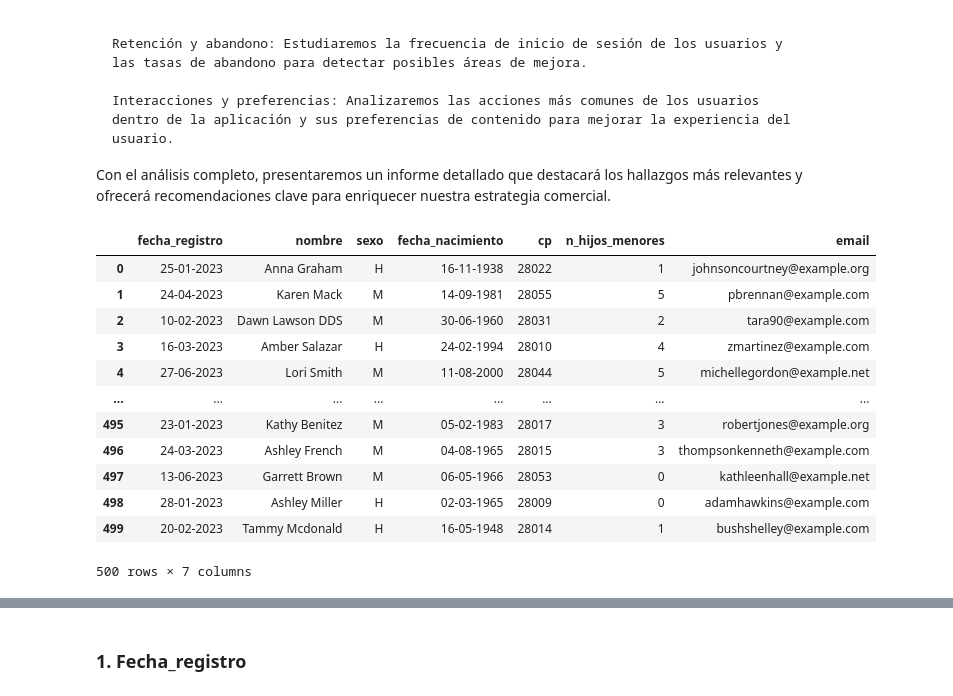
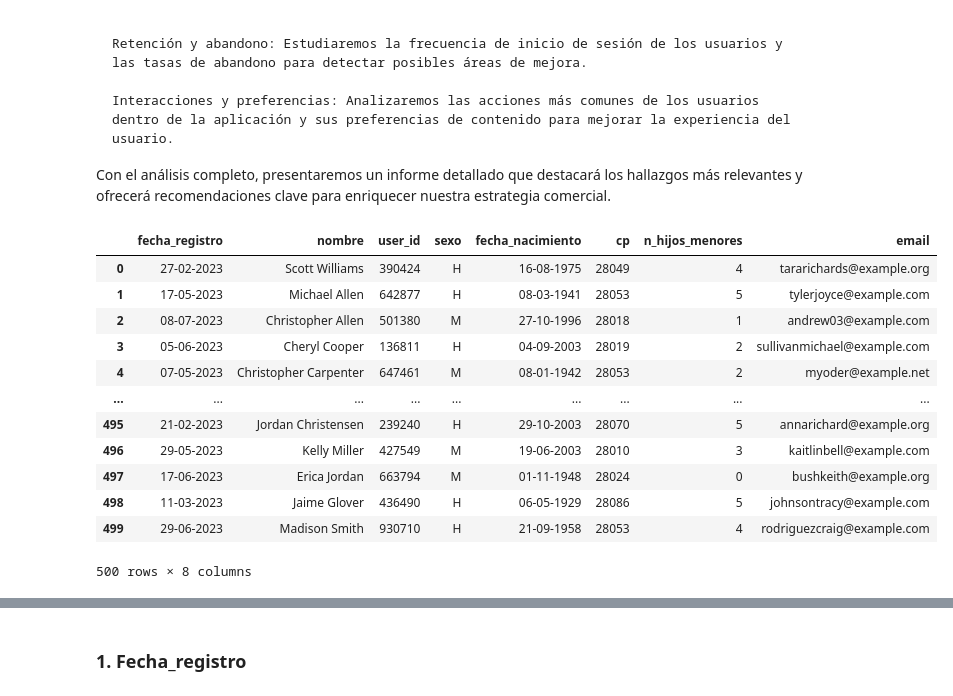
Before and after one commit to AlexCapis/HEATY---Aplicacion-Web-para-Olas-de-Calor, a Jupyter notebook: AlexEDA.ipynb, the cells around one changed output, grey strips where cells are left out. Cells and saved outputs as stored; diff of their text form; code cells hidden in the pictures.

```diff
--- a/AlexEDA.ipynb
+++ b/AlexEDA.ipynb
@@ -76,6 +76,7 @@ def generate_unique_database(num_rows):
     fake = Faker()
     database = set()
     email_set = set()
+    user_id_set = set()
 
     start_date = datetime(2023, 1, 1)
     end_date = datetime.now()
@@ -84,48 +85,54 @@ def generate_unique_database(num_rows):
         fecha = fake.date_of_birth(minimum_age=18, maximum_age=100).strftime("%d-%m-%Y")
         nombre = fake.name()
         cp = random.choice(VALID_POSTAL_CODES)
 
         n_hijos_menores = random.randint(0, 5)
         sexo = random.choice(["M", "H"])
 
         while True:
             email = fake.email()
             if email not in email_set:
                 email_set.add(email)
                 break
 
+        while True:
+            user_id = random.randint(100000, 999999)
+            if user_id not in user_id_set:
+                user_id_set.add(user_id)
+                break
+
         registration_date = fake.date_between(start_date=start_date, end_date=end_date).strftime("%d-%m-%Y")
 
-        row = (registration_date, nombre, sexo, fecha, cp, n_hijos_menores, email)
+        row = (registration_date, nombre, user_id, sexo, fecha, cp, n_hijos_menores, email)
         database.add(row)
 
     return list(database)
 
 # Example usage:
 num_rows = 500
 
 random_database = generate_unique_database(num_rows)
 
 # Convert the list of tuples to a DataFrame
-columns = ["fecha_registro", "nombre","sexo","fecha_nacimiento", "cp", "n_hijos_menores", "email"]
+columns = ["fecha_registro", "nombre", "user_id", "sexo", "fecha_nacimiento", "cp", "n_hijos_menores", "email"]
 df = pd.DataFrame(random_database, columns=columns)
 
 # Display the DataFrame
 df
 # %% [output]
-|  | fecha_registro | nombre | sexo | fecha_nacimiento | cp | n_hijos_menores | email |
-| 0 | 25-01-2023 | Anna Graham | H | 16-11-1938 | 28022 | 1 | johnsoncourtney@example.org |
-| 1 | 24-04-2023 | Karen Mack | M | 14-09-1981 | 28055 | 5 | pbrennan@example.com |
-| 2 | 10-02-2023 | Dawn Lawson DDS | M | 30-06-1960 | 28031 | 2 | tara90@example.com |
-| 3 | 16-03-2023 | Amber Salazar | H | 24-02-1994 | 28010 | 4 | zmartinez@example.com |
-| 4 | 27-06-2023 | Lori Smith | M | 11-08-2000 | 28044 | 5 | michellegordon@example.net |
-| ... | ... | ... | ... | ... | ... | ... | ... |
-| 495 | 23-01-2023 | Kathy Benitez | M | 05-02-1983 | 28017 | 3 | robertjones@example.org |
-| 496 | 24-03-2023 | Ashley French | M | 04-08-1965 | 28015 | 3 | thompsonkenneth@example.com |
-| 497 | 13-06-2023 | Garrett Brown | M | 06-05-1966 | 28053 | 0 | kathleenhall@example.net |
-| 498 | 28-01-2023 | Ashley Miller | H | 02-03-1965 | 28009 | 0 | adamhawkins@example.com |
-| 499 | 20-02-2023 | Tammy Mcdonald | H | 16-05-1948 | 28014 | 1 | bushshelley@example.com |
+|  | fecha_registro | nombre | user_id | sexo | fecha_nacimiento | cp | n_hijos_menores | email |
+| 0 | 27-02-2023 | Scott Williams | 390424 | H | 16-08-1975 | 28049 | 4 | tararichards@example.org |
+| 1 | 17-05-2023 | Michael Allen | 642877 | H | 08-03-1941 | 28053 | 5 | tylerjoyce@example.com |
+| 2 | 08-07-2023 | Christopher Allen | 501380 | M | 27-10-1996 | 28018 | 1 | andrew03@example.com |
+| 3 | 05-06-2023 | Cheryl Cooper | 136811 | H | 04-09-2003 | 28019 | 2 | sullivanmichael@example.com |
+| 4 | 07-05-2023 | Christopher Carpenter | 647461 | M | 08-01-1942 | 28053 | 2 | myoder@example.net |
+| ... | ... | ... | ... | ... | ... | ... | ... | ... |
+| 495 | 21-02-2023 | Jordan Christensen | 239240 | H | 29-10-2003 | 28070 | 5 | annarichard@example.org |
+| 496 | 29-05-2023 | Kelly Miller | 427549 | M | 19-06-2003 | 28010 | 3 | kaitlinbell@example.com |
+| 497 | 17-06-2023 | Erica Jordan | 663794 | M | 01-11-1948 | 28024 | 0 | bushkeith@example.org |
+| 498 | 11-03-2023 | Jaime Glover | 436490 | H | 06-05-1929 | 28086 | 5 | johnsontracy@example.com |
+| 499 | 29-06-2023 | Madison Smith | 930710 | H | 21-09-1958 | 28053 | 4 | rodriguezcraig@example.com |
-500 rows × 7 columns
+500 rows × 8 columns
 # %%
 # Guardamos el DataFrame a la carpeta de "csv" con el nombre de "usuarios_logueados"
 df.to_csv("csv/usuarios_logueados.csv",index=False)
```
Also changed, not shown: parts of 25 cells of this notebook, 14 other files.
